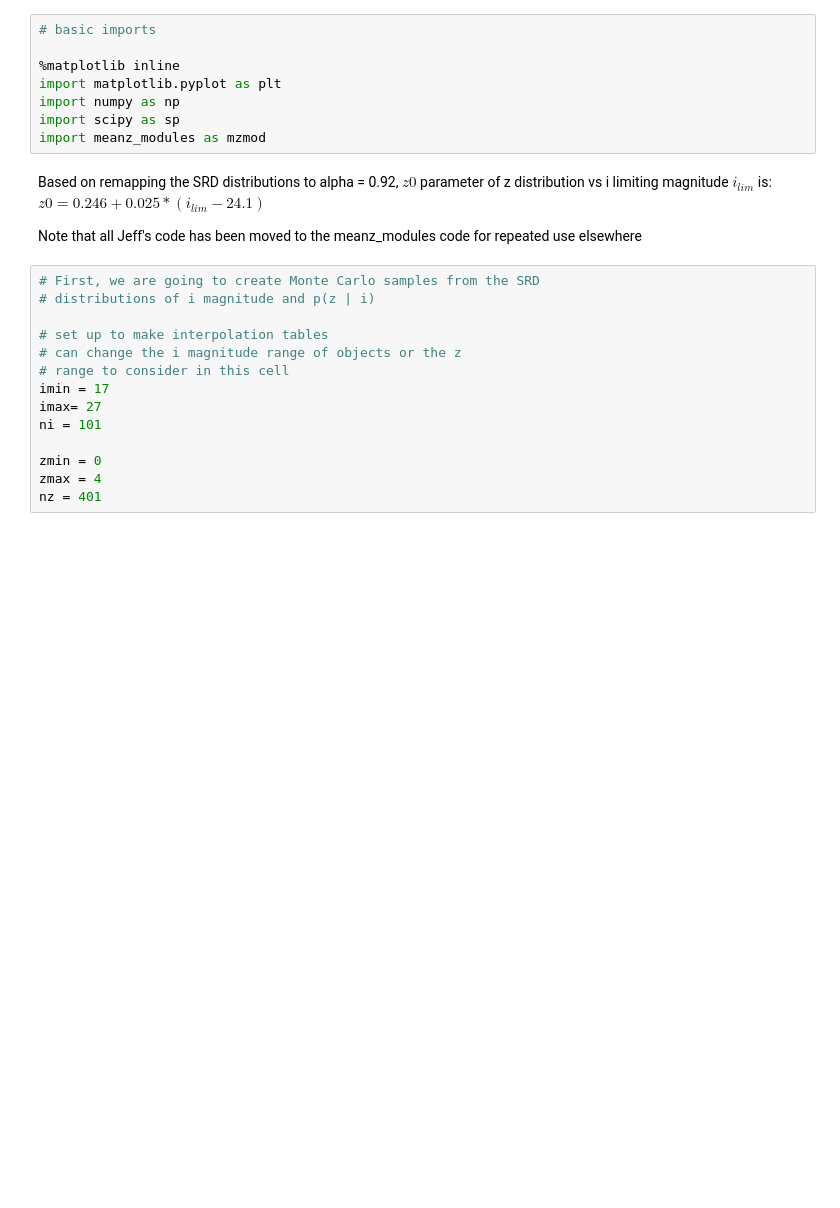
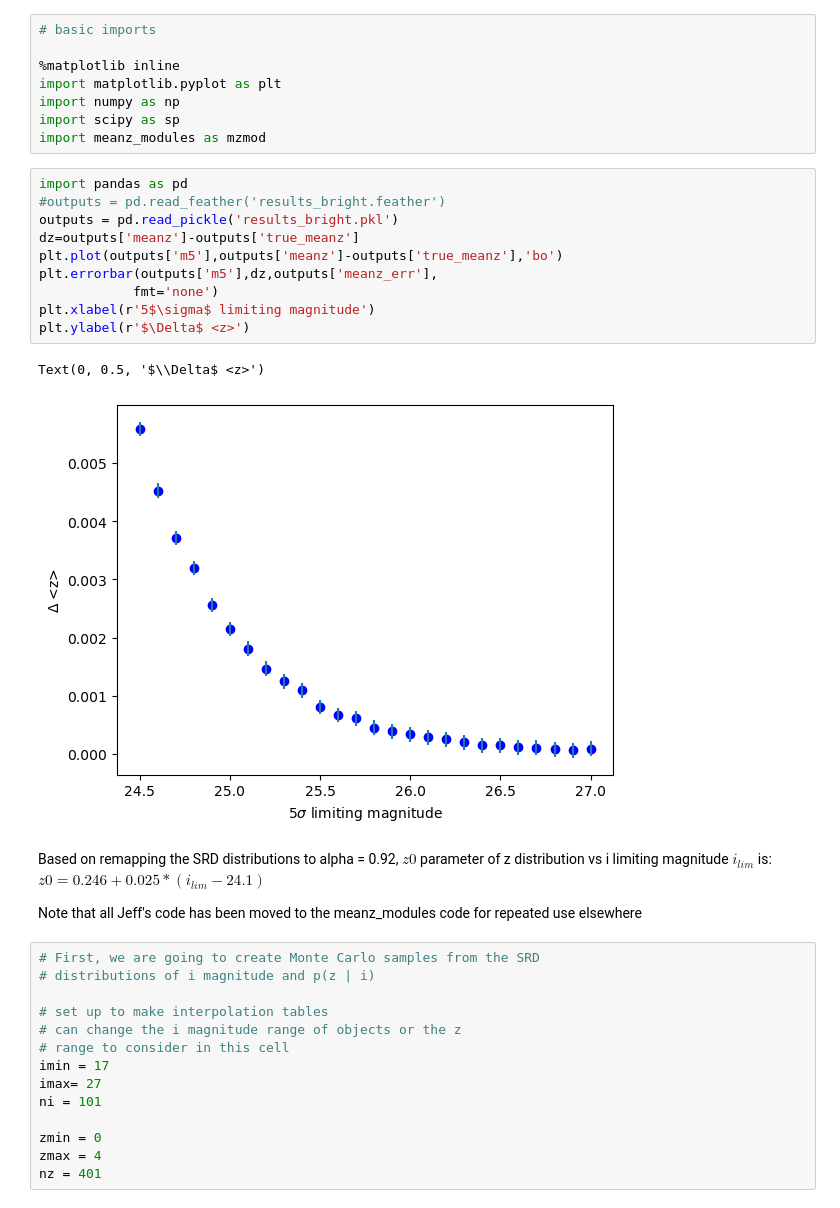
Before and after one commit to LSSTDESC/ObsStrat, a Jupyter notebook: code/meanz_uniformity/depthzdist.ipynb, the cells around one changed output. Saved outputs shown, nothing was run; the diff lists cells and outputs as text; blank space fills up the shorter version.

```diff
--- a/code/meanz_uniformity/depthzdist.ipynb
+++ b/code/meanz_uniformity/depthzdist.ipynb
@@ -6,6 +6,19 @@ import matplotlib.pyplot as plt
 import numpy as np
 import scipy as sp
 import meanz_modules as mzmod
+# %%
+import pandas as pd
+#outputs = pd.read_feather('results_bright.feather')
+outputs = pd.read_pickle('results_bright.pkl')
+dz=outputs['meanz']-outputs['true_meanz']
+plt.plot(outputs['m5'],outputs['meanz']-outputs['true_meanz'],'bo')
+plt.errorbar(outputs['m5'],dz,outputs['meanz_err'],
+            fmt='none')
+plt.xlabel(r'5$\sigma$ limiting magnitude')
+plt.ylabel(r'$\Delta$ <z>')
+# %% [output]
+Text(0, 0.5, '$\\Delta$ <z>')
+[figure, added]
 # %% [markdown]
 Based on remapping the SRD distributions to alpha = 0.92,
     $z0$ parameter of z distribution vs i limiting magnitude $i_{lim}$ is:
```
Also changed, not shown: parts of 4 cells of this notebook, 2 other files.
